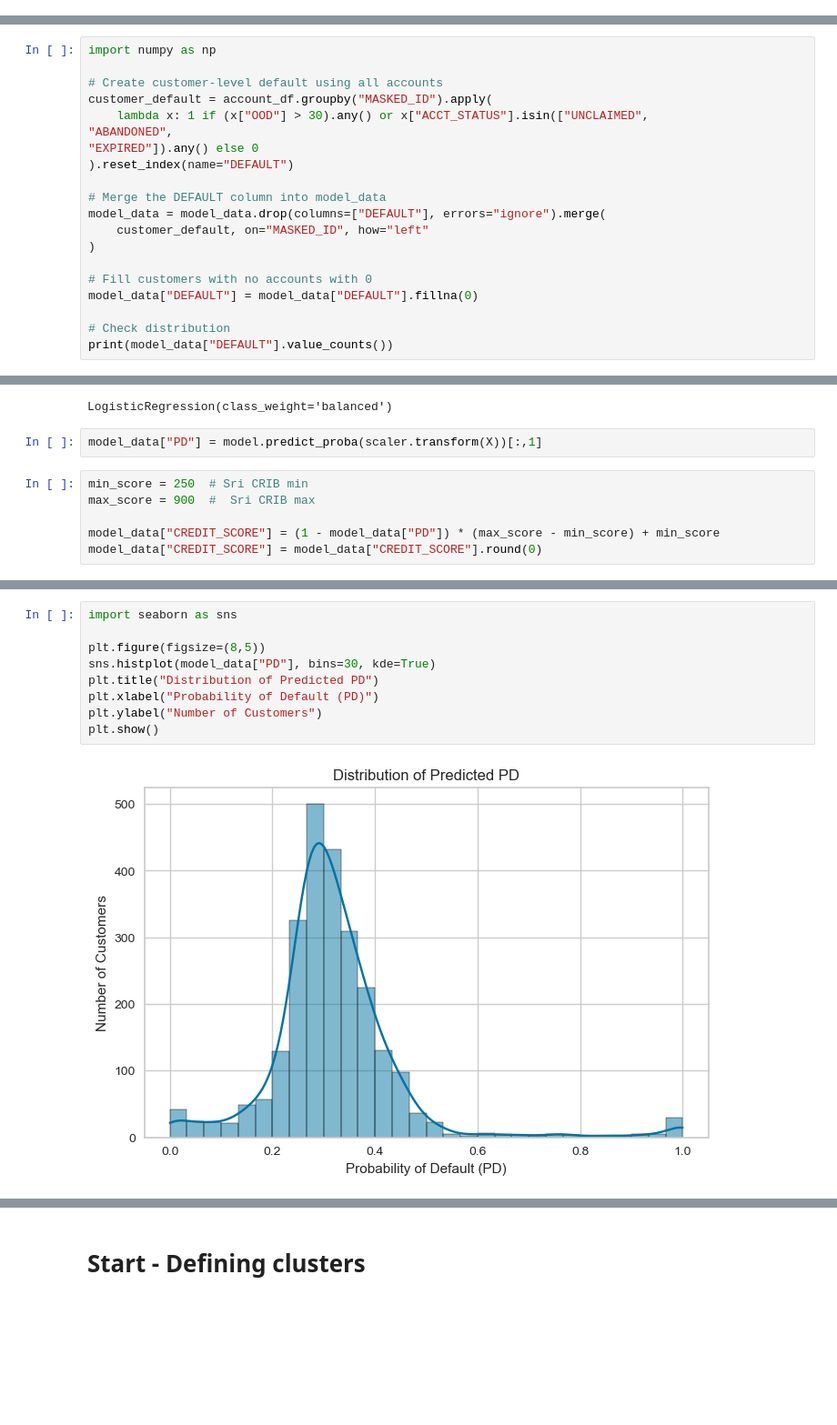
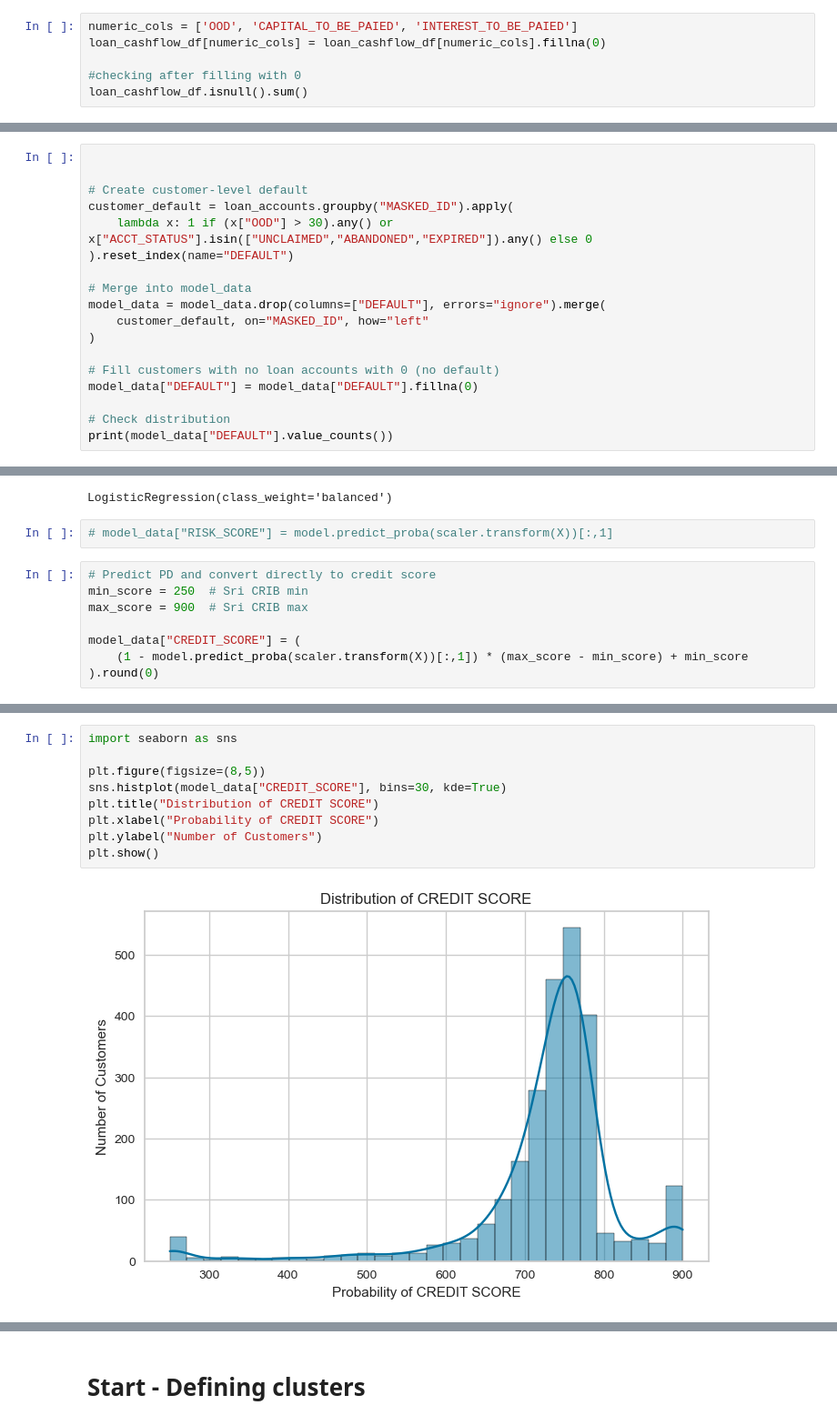
Before and after one commit to Kavindya-1/FYP, a Jupyter notebook: Initial notebook.ipynb, the cells around one changed output, grey strips where cells are left out. Shown at 91% size. Cells and saved outputs as stored; diff of their text form; blank space fills up the shorter version.

Commit message:
credit score change

```diff
--- a/Initial notebook.ipynb
+++ b/Initial notebook.ipynb
@@ -24,0 +195,6 @@ repayment_df = pd.read_sql("SELECT * FROM REPAYMENT", conn)
+# %%
+numeric_cols = ['OOD', 'CAPITAL_TO_BE_PAIED', 'INTEREST_TO_BE_PAIED']
+loan_cashflow_df[numeric_cols] = loan_cashflow_df[numeric_cols].fillna(0)
+
+#checking after filling with 0
+loan_cashflow_df.isnull().sum()
@@ -733,19 +957,17 @@ dtype: int64
 # %%
-import numpy as np
 
-# Create customer-level default using all accounts
-customer_default = account_df.groupby("MASKED_ID").apply(
-    lambda x: 1 if (x["OOD"] > 30).any() or x["ACCT_STATUS"].isin(["UNCLAIMED",
-"ABANDONED",
-"EXPIRED"]).any() else 0
+
+# Create customer-level default
+customer_default = loan_accounts.groupby("MASKED_ID").apply(
+    lambda x: 1 if (x["OOD"] > 30).any() or x["ACCT_STATUS"].isin(["UNCLAIMED","ABANDONED","EXPIRED"]).any() else 0
 ).reset_index(name="DEFAULT")
 
-# Merge the DEFAULT column into model_data
+# Merge into model_data
 model_data = model_data.drop(columns=["DEFAULT"], errors="ignore").merge(
     customer_default, on="MASKED_ID", how="left"
 )
 
-# Fill customers with no accounts with 0
+# Fill customers with no loan accounts with 0 (no default)
 model_data["DEFAULT"] = model_data["DEFAULT"].fillna(0)
 
 # Check distribution
@@ -815,12 +1037,14 @@ model.fit(X_train_scaled, y_train)
 # %% [output]
 LogisticRegression(class_weight='balanced')
 # %%
-model_data["PD"] = model.predict_proba(scaler.transform(X))[:,1]
+# model_data["RISK_SCORE"] = model.predict_proba(scaler.transform(X))[:,1]
 # %%
+# Predict PD and convert directly to credit score
 min_score = 250  # Sri CRIB min
-max_score = 900  #  Sri CRIB max
+max_score = 900  # Sri CRIB max
 
-model_data["CREDIT_SCORE"] = (1 - model_data["PD"]) * (max_score - min_score) + min_score
-model_data["CREDIT_SCORE"] = model_data["CREDIT_SCORE"].round(0)
+model_data["CREDIT_SCORE"] = (
+    (1 - model.predict_proba(scaler.transform(X))[:,1]) * (max_score - min_score) + min_score
+).round(0)
 # %%
 
@@ -864,14 +1089,14 @@ plt.show()
 # %%
 import seaborn as sns
 
 plt.figure(figsize=(8,5))
-sns.histplot(model_data["PD"], bins=30, kde=True)
-plt.title("Distribution of Predicted PD")
-plt.xlabel("Probability of Default (PD)")
+sns.histplot(model_data["CREDIT_SCORE"], bins=30, kde=True)
+plt.title("Distribution of CREDIT SCORE")
+plt.xlabel("Probability of CREDIT SCORE")
 plt.ylabel("Number of Customers")
 plt.show()
 # %% [output]
-[figure, old version]
+[figure, new version]
 # %%
 plt.figure(figsize=(8,5))
 sns.histplot(model_data["CREDIT_SCORE"], bins=30, kde=True, color="green")
```
Also changed, not shown: parts of 70 cells of this notebook, 2 other files.
